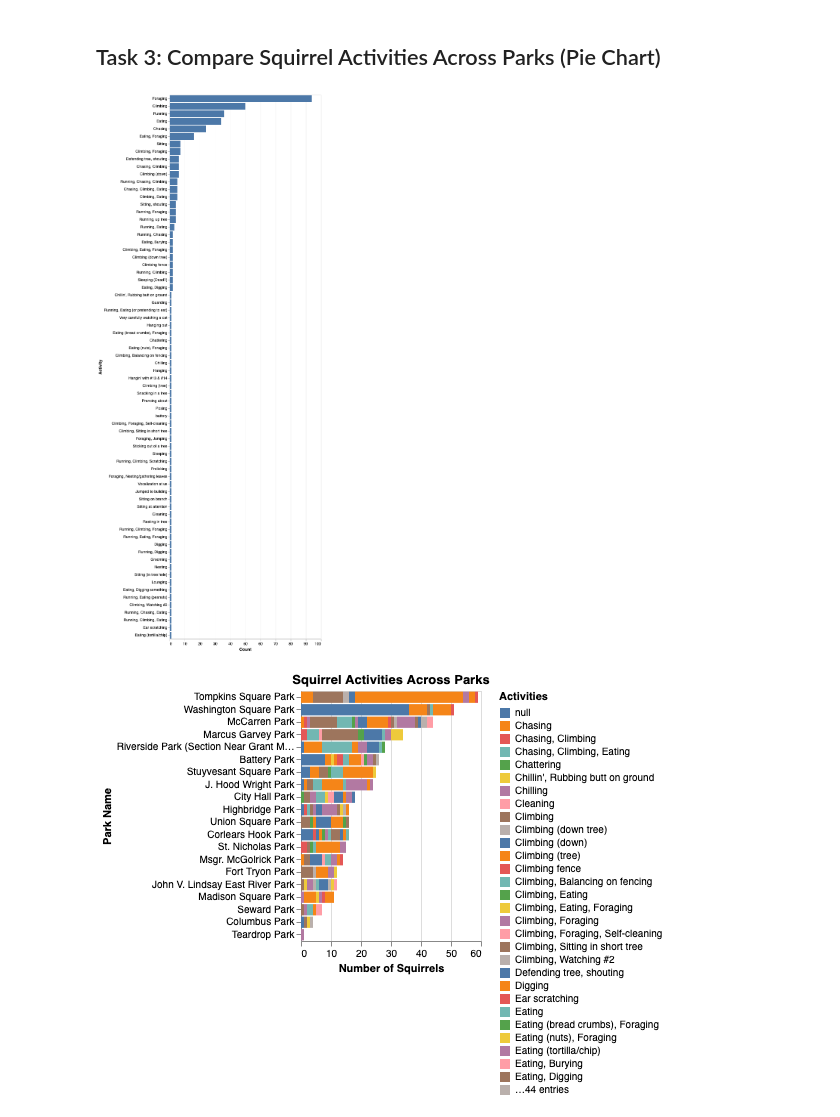
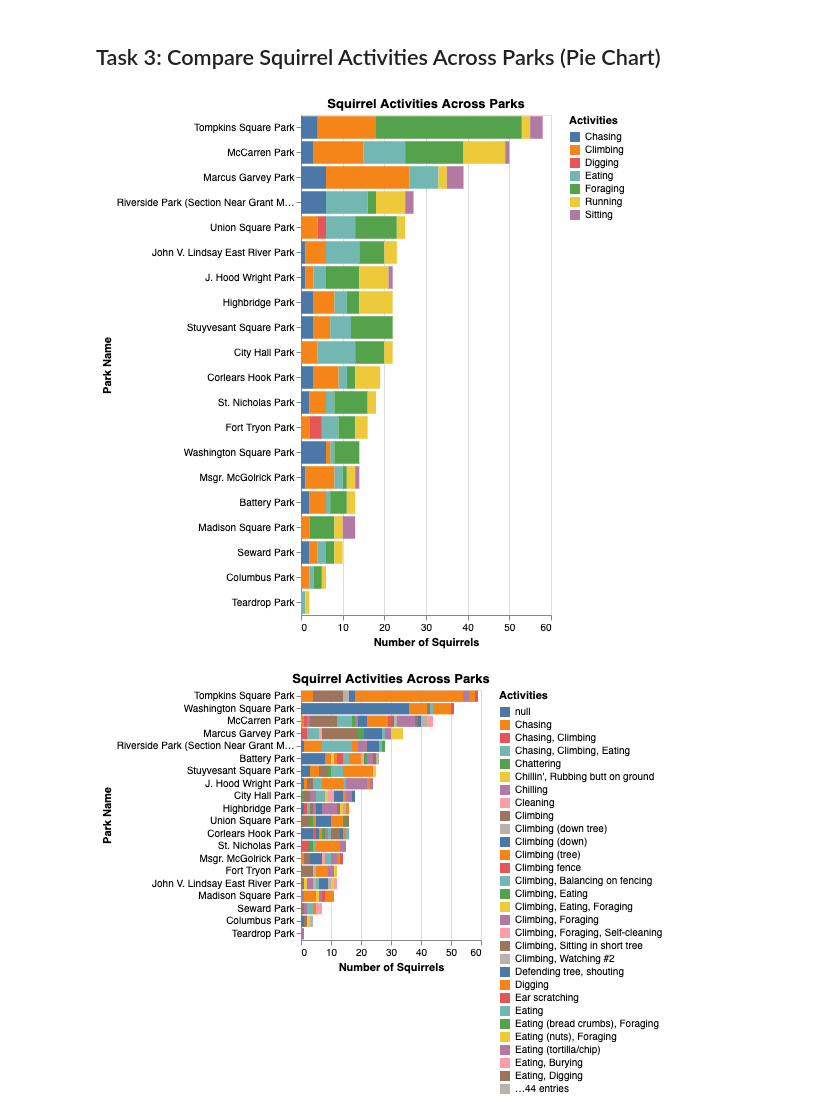
Before and after one commit to tonyliang19/Course_notes_2023Spring, a Jupyter notebook: dsci320/assignments/assignment4_squirrel_viz.ipynb, the cells around one changed output. Cells and saved outputs as stored; diff of their text form; code cells hidden in the pictures.

Commit message:
update dsci320 assignment 4 viz, weird color?

```diff
--- a/dsci320/assignments/assignment4_squirrel_viz.ipynb
+++ b/dsci320/assignments/assignment4_squirrel_viz.ipynb
@@ -28,10 +28,21 @@ data.head(1)
 # %%
 # Too many unique activities maybe group them?
 act_vc = data["Activities"].value_counts().to_frame(name="Count").rename_axis("Activity").reset_index()
-alt.Chart(act_vc).mark_bar().encode(
- y = alt.Y("Activity", sort = "-x"),
- x = "Count"
-)
-# %% [output]
-[figure, removed]
+# %%
+# separate processed csv
+task_3_data = pd.read_csv("data2.csv")
+# %%
+# Amy's
+alt.Chart(task_3_data).mark_bar().encode(
+    y=alt.Y("Park_Name", sort = "-x", title = "Park Name"),
+    x=alt.X("count()", title = "Number of Squirrels"),
+    color=alt.Color("Activities", title = "Activities"),
+    tooltip = ["Park_Name", "Area_Name", "count()"],
+).properties(
+      width = 250,
+      height = 500,
+      title = "Squirrel Activities Across Parks"
+)
+# %% [output]
+[figure, added]
 # %%
```
Also changed, not shown: parts of 3 cells of this notebook, 11 other files.
